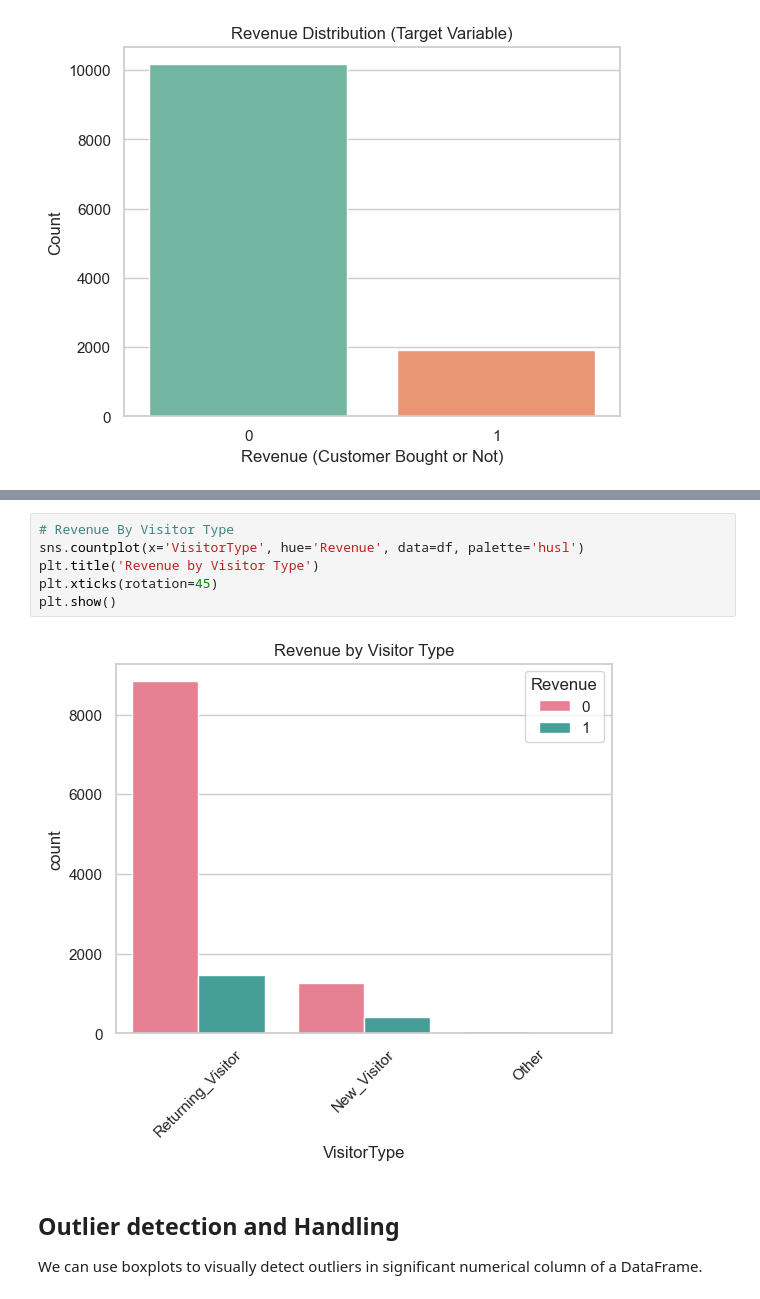
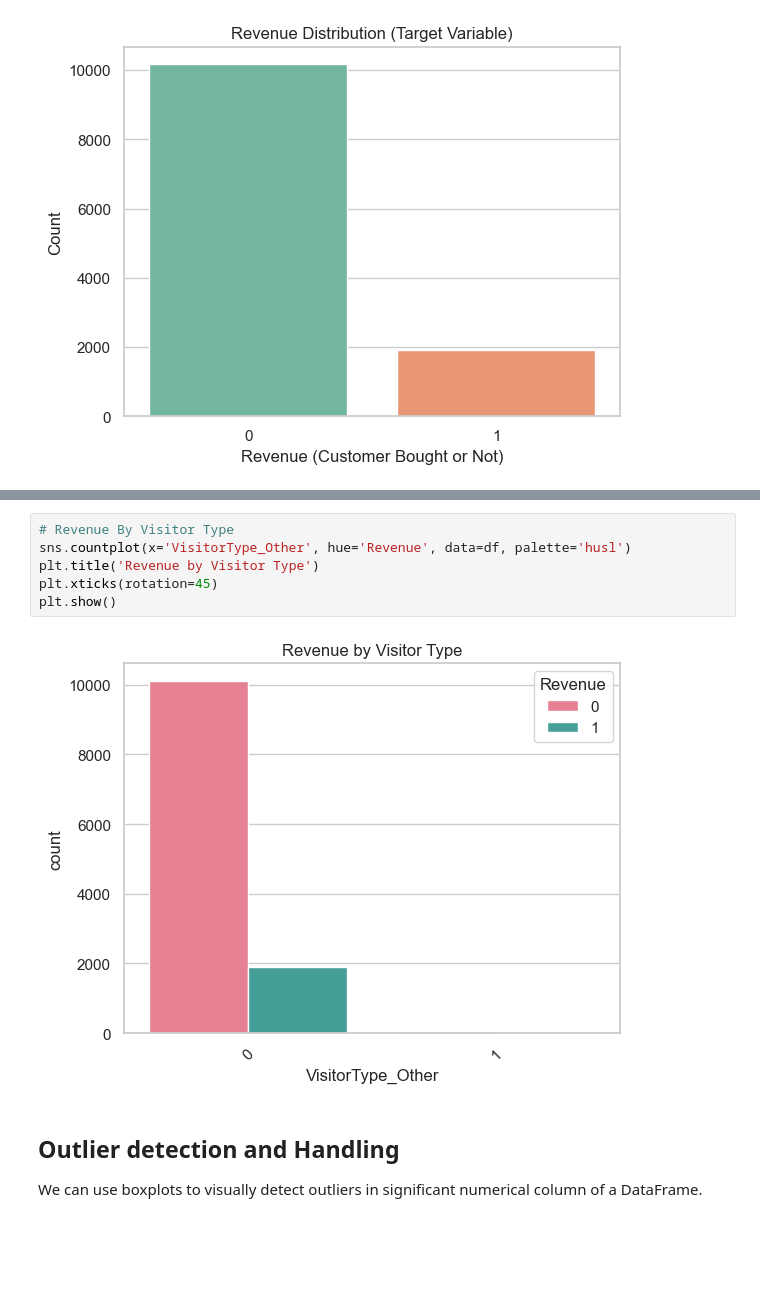
Before and after one commit to PRAVEENA-MR/Online-Shoppers-Purchasing-Intention, a Jupyter notebook: Online Shoppers Purchasing Intention.ipynb, the cells around one changed output, grey strips where cells are left out. Saved outputs shown, nothing was run; the diff lists cells and outputs as text; blank space fills up the shorter version.

```diff
--- a/Online Shoppers Purchasing Intention.ipynb
+++ b/Online Shoppers Purchasing Intention.ipynb
@@ -214,11 +219,11 @@ plt.show()
 # %%
 # Revenue By Visitor Type
-sns.countplot(x='VisitorType', hue='Revenue', data=df, palette='husl')
+sns.countplot(x='VisitorType_Other', hue='Revenue', data=df, palette='husl')
 plt.title('Revenue by Visitor Type')
 plt.xticks(rotation=45)
 plt.show()
 # %% [output]
-[figure, old version]
+[figure, new version]
 # %% [markdown]
 ## Outlier detection and Handling
 
```
Also changed, not shown: parts of 15 cells of this notebook, 1 other file.
